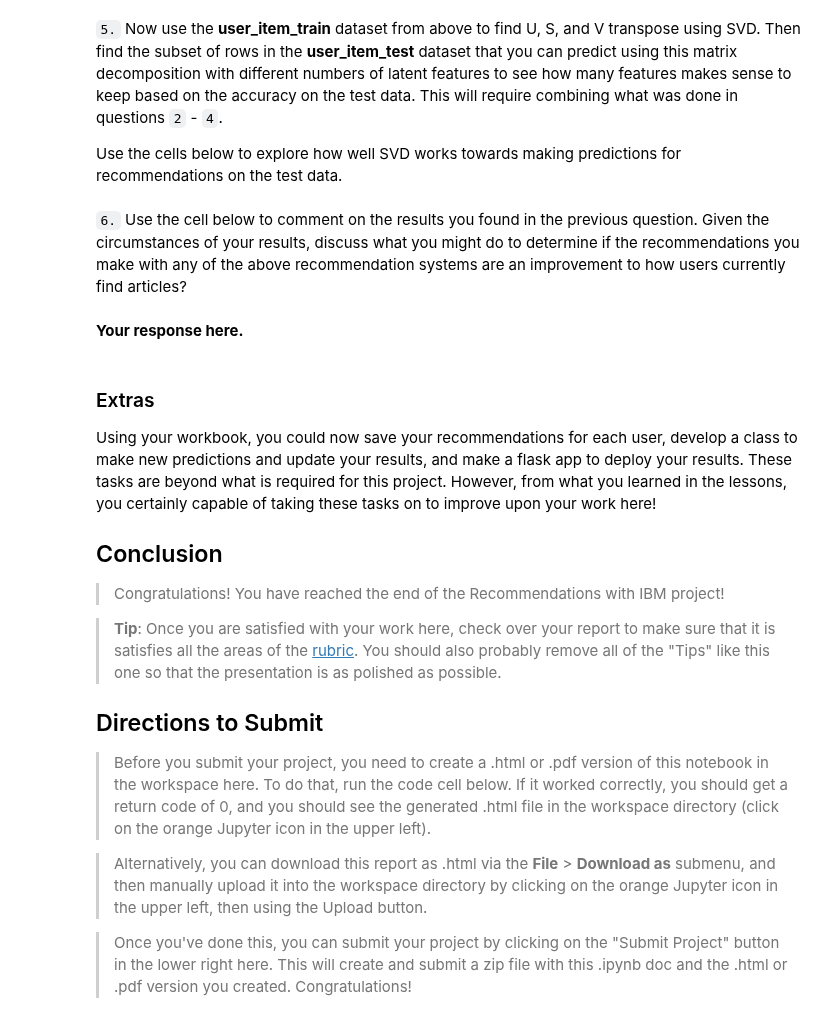
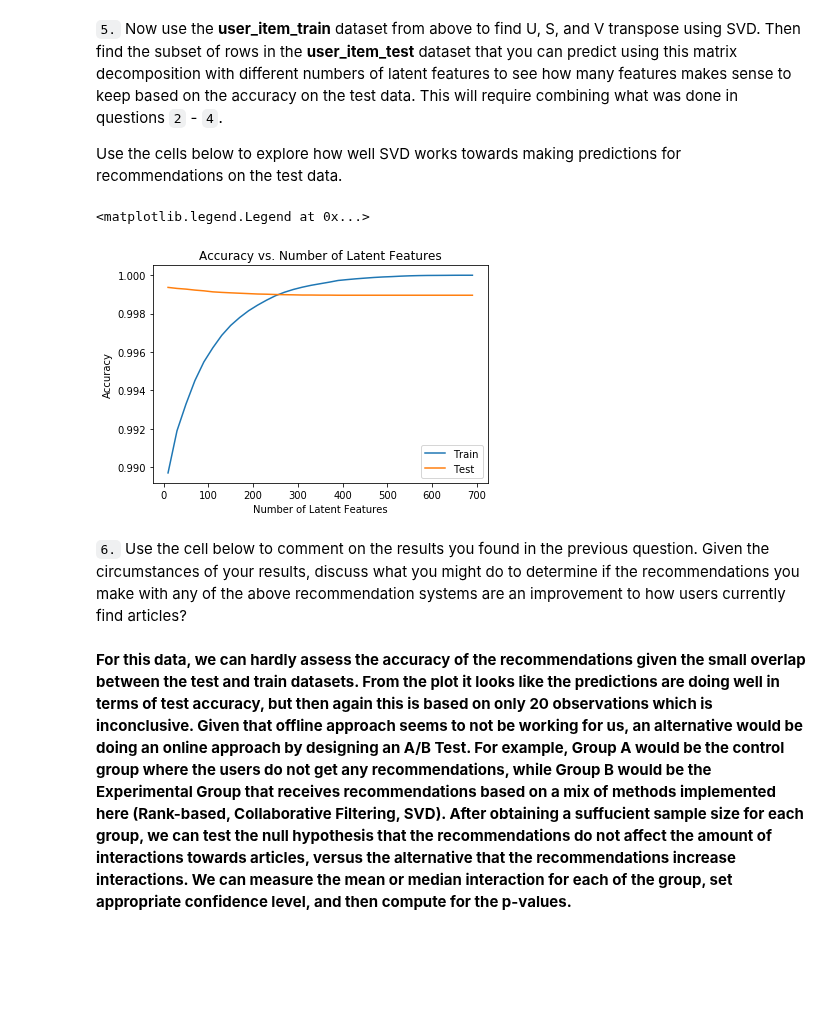
Before and after one commit to noemistatcat/Recommendations_with_IBM, a Jupyter notebook: Recommendations_with_IBM.ipynb, the cells around one changed output. Cells and saved outputs as stored; diff of their text form; code cells hidden in the pictures; blank space fills up the shorter version.

```diff
--- a/Recommendations_with_IBM.ipynb
+++ b/Recommendations_with_IBM.ipynb
@@ -751,4 +719,4 @@ NameError: name 't' is not defined
 Use the cells below to explore how well SVD works towards making predictions for recommendations on the test data.
 # %%
 # fit SVD on the user_item_train matrix
-u_train, s_train, vt_train = # fit svd similar to above then use the cells below
+u_train, s_train, vt_train = np.linalg.svd(np.array(user_item_train, dtype='int'), full_matrices=False)
@@ -758,27 +723,52 @@ u_train, s_train, vt_train = # fit svd similar to above then use the cells below
+# %%
+row_idxs = user_item_train.index.isin(test_idx)
+col_idxs = user_item_train.columns.levels[1].isin(test_arts)
+u_test = u_train[row_idxs, :]
+vt_test = vt_train[:, col_idxs]
+# %%
+# Use these cells to see how well you can use the training
+# decomposition to predict on test data
+num_latent_feats = np.arange(10,700+10,20)
+train_idx = user_item_train.index
+row_idxs_2 = user_item_test.index.isin(train_idx)
+sub_user_item_test = user_item_test.loc[row_idxs_2]
+sum_errs_test = []
+sum_errs_train = []
+all_errs = []
+for k in num_latent_feats:
+    # restructure with k latent features
+    u_test_lat, vt_test_lat = u_test[:, :k], vt_test[:k, :]
+    s_train_lat, u_train_lat, vt_train_lat = np.diag(s_train[:k]), u_train[:, :k], vt_train[:k, :]
+
+    # take dot product
+    user_item_test_pred = np.around(np.dot(np.dot(u_test_lat, s_train_lat), vt_test_lat))
+    user_item_train_pred = np.around(np.dot(np.dot(u_train_lat, s_train_lat), vt_train_lat))
+    all_errs.append(1 - ((np.sum(user_item_test_pred)+np.sum(user_item_test)))/(user_item_test.shape[0]*user_item_test.shape[1]))
+
+    # compute error for each prediction to actual value
+    diffs_test = np.subtract(sub_user_item_test, user_item_test_pred)
+    diffs_train = np.subtract(user_item_train, user_item_train_pred)
+
+    # total errors and keep track of them
+    err_test = np.sum(np.sum(np.abs(diffs_test)))
+    err_train = np.sum(np.sum(np.abs(diffs_train)))
+    # append to error dataframe
+    sum_errs_test.append(err_test)
+    sum_errs_train.append(err_train)
+
+plt.plot(num_latent_feats, 1 - np.array(sum_errs_train)/(user_item_train.shape[0]*user_item_test.shape[1]), label = 'Train');
+plt.plot(num_latent_feats, 1 - np.array(sum_errs_test)/(user_item_test.shape[0]*user_item_test.shape[1]), label = 'Test');
+plt.xlabel('Number of Latent Features');
+plt.ylabel('Accuracy');
+plt.title('Accuracy vs. Number of Latent Features');
+plt.legend()
+# %% [output]
+<matplotlib.legend.Legend at 0x...>
+[figure, added]
 # %% [markdown]
 `6.` Use the cell below to comment on the results you found in the previous question. Given the circumstances of your results, discuss what you might do to determine if the recommendations you make with any of the above recommendation systems are an improvement to how users currently find articles?
-# %% [markdown]
-**Your response here.**
-# %% [markdown]
-<a id='conclusions'></a>
-### Extras
-Using your workbook, you could now save your recommendations for each user, develop a class to make new predictions and update your results, and make a flask app to deploy your results.  These tasks are beyond what is required for this project.  However, from what you learned in the lessons, you certainly capable of taking these tasks on to improve upon your work here!
-
-
-## Conclusion
-
-> Congratulations!  You have reached the end of the Recommendations with IBM project!
-
-> **Tip**: Once you are satisfied with your work here, check over your report to make sure that it is satisfies all the areas of the [rubric](https://review.udacity.com/#!/rubrics/2322/view). You should also probably remove all of the "Tips" like this one so that the presentation is as polished as possible.
-
-
-## Directions to Submit
-
-> Before you submit your project, you need to create a .html or .pdf version of this notebook in the workspace here. To do that, run the code cell below. If it worked correctly, you should get a return code of 0, and you should see the generated .html file in the workspace directory (click on the orange Jupyter icon in the upper left).
-
-> Alternatively, you can download this report as .html via the **File** > **Download as** submenu, and then manually upload it into the workspace directory by clicking on the orange Jupyter icon in the upper left, then using the Upload button.
-
-> Once you've done this, you can submit your project by clicking on the "Submit Project" button in the lower right here. This will create and submit a zip file with this .ipynb doc and the .html or .pdf version you created. Congratulations!
+# %% [markdown]
+**For this data, we can hardly assess the accuracy of the recommendations given the small overlap between the test and train datasets. From the plot it looks like the predictions are doing well in terms of test accuracy, but then again this is based on only 20 observations which is inconclusive. Given that offline approach seems to not be working for us, an alternative would be doing an online approach by designing an A/B Test. For example, Group A would be the control group where the users do not get any recommendations, while Group B would be the Experimental Group that receives recommendations based on a mix of methods implemented here (Rank-based, Collaborative Filtering, SVD). After obtaining a suffucient sample size for each group, we can test the null hypothesis that the recommendations do not affect the amount of interactions towards articles, versus the alternative that the recommendations increase interactions. We can measure the mean or median interaction for each of the group, set appropriate confidence level, and then compute for the p-values.**
 # %%
 from subprocess import call
 call(['python', '-m', 'nbconvert', 'Recommendations_with_IBM.ipynb'])
```
Also changed, not shown: parts of 23 cells of this notebook, 9 other files.
